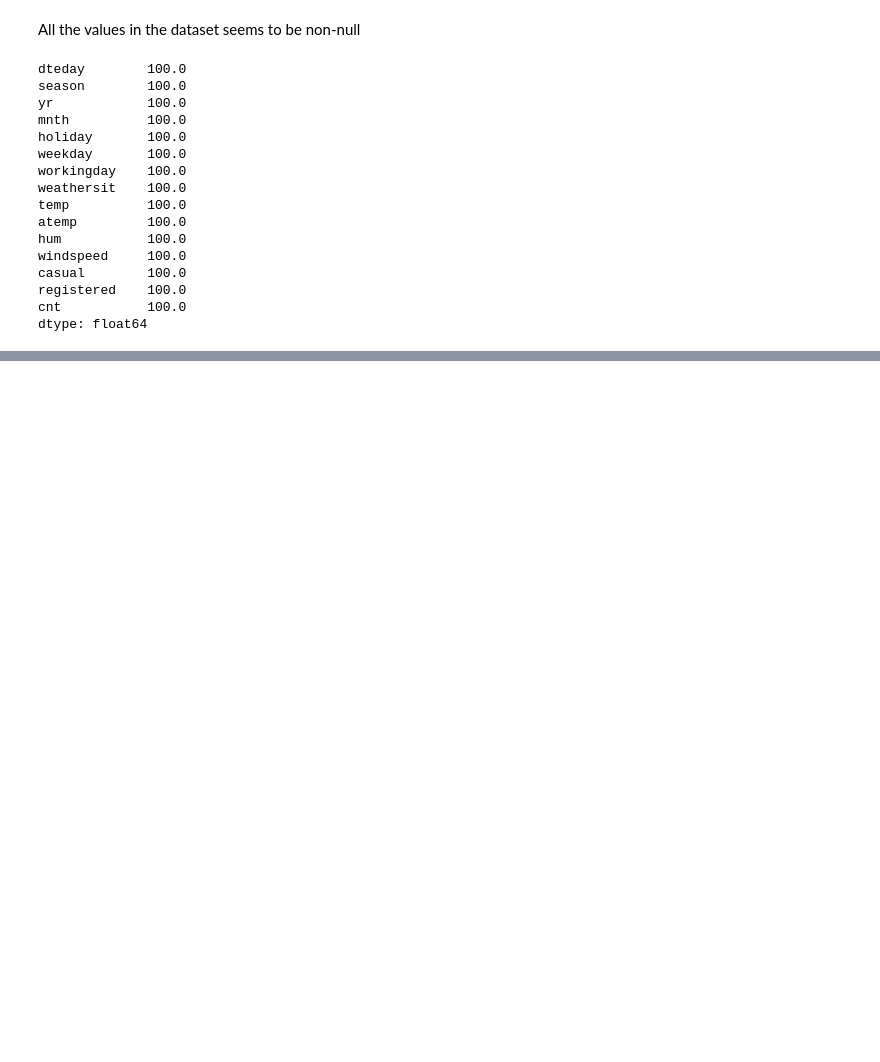
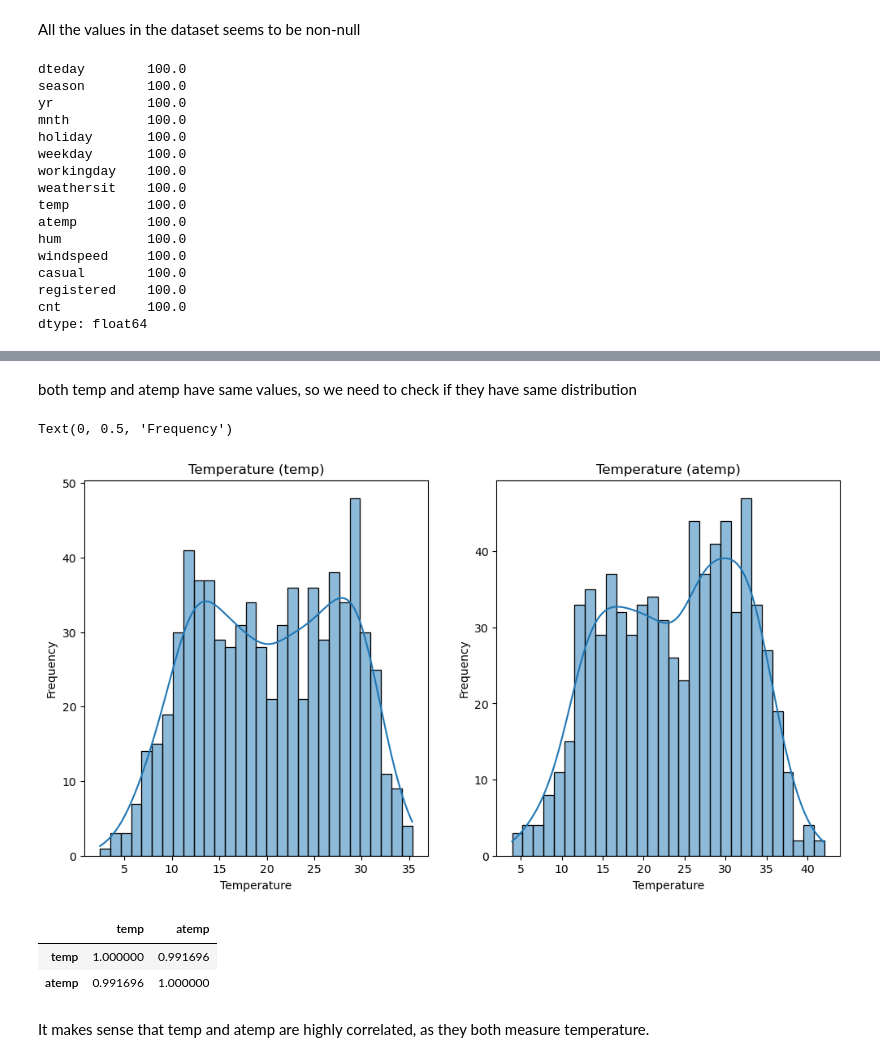
Before and after one commit to PrakNew/UpGrad, a Jupyter notebook: Phase2/Regression/Case Study/linear_regression_assignment.ipynb, the cells around one changed output, grey strips where cells are left out. Cells and saved outputs as stored; diff of their text form; code cells hidden in the pictures; blank space fills up the shorter version.

Commit message:
Data cleaning done for the bikes_df

```diff
--- a/Phase2/Regression/Case Study/linear_regression_assignment.ipynb
+++ b/Phase2/Regression/Case Study/linear_regression_assignment.ipynb
@@ -82,0 +115,27 @@ dtype: float64
+# %% [markdown]
+both temp and atemp have same values, so we need to check if they have same distribution
+# %%
+plt.figure(figsize=(12, 6))
+plt.subplot(1, 2, 1)
+sns.histplot(bikes_df['temp'], bins=30, kde=True)
+plt.title('Temperature (temp)')
+plt.xlabel('Temperature')
+plt.ylabel('Frequency')
+
+plt.subplot(1, 2, 2)
+sns.histplot(bikes_df['atemp'], bins=30, kde=True)
+plt.title('Temperature (atemp)')
+plt.xlabel('Temperature')
+plt.ylabel('Frequency')
+# %% [output]
+Text(0, 0.5, 'Frequency')
+[figure, added]
+# %%
+# Finding the correlation between temp and atemp
+bikes_df[["temp","atemp"]].corr()
+# %% [output]
+|  | temp | atemp |
+| temp | 1.000000 | 0.991696 |
+| atemp | 0.991696 | 1.000000 |
+# %% [markdown]
+It makes sense that temp and atemp are highly correlated, as they both measure temperature.
```
Also changed, not shown: parts of 10 cells of this notebook.
